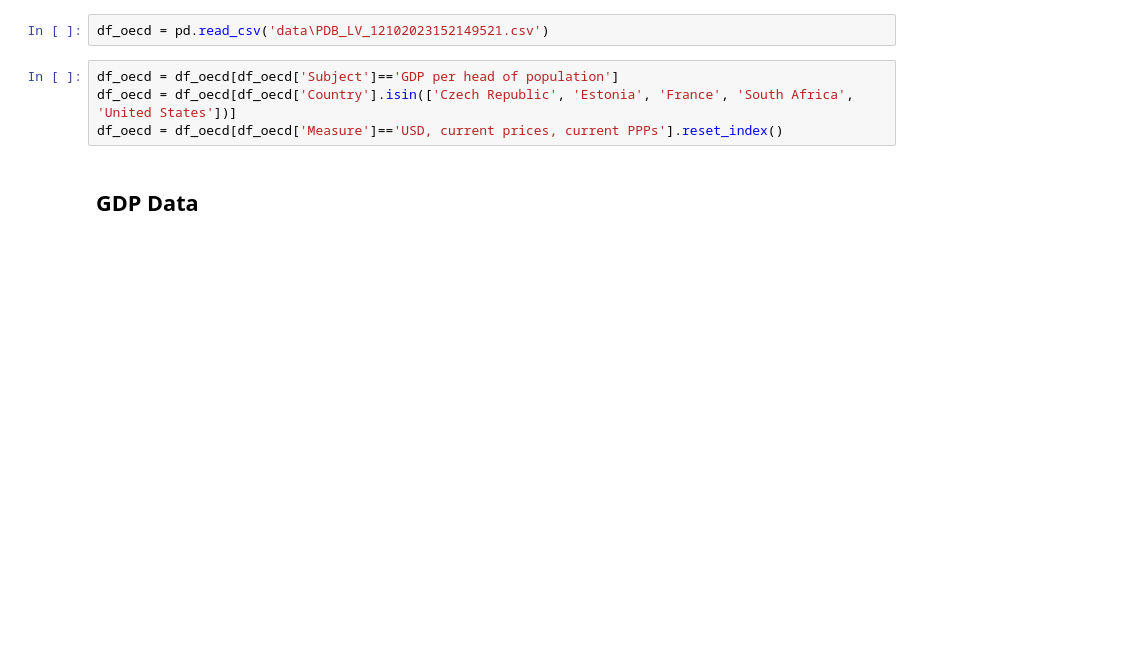
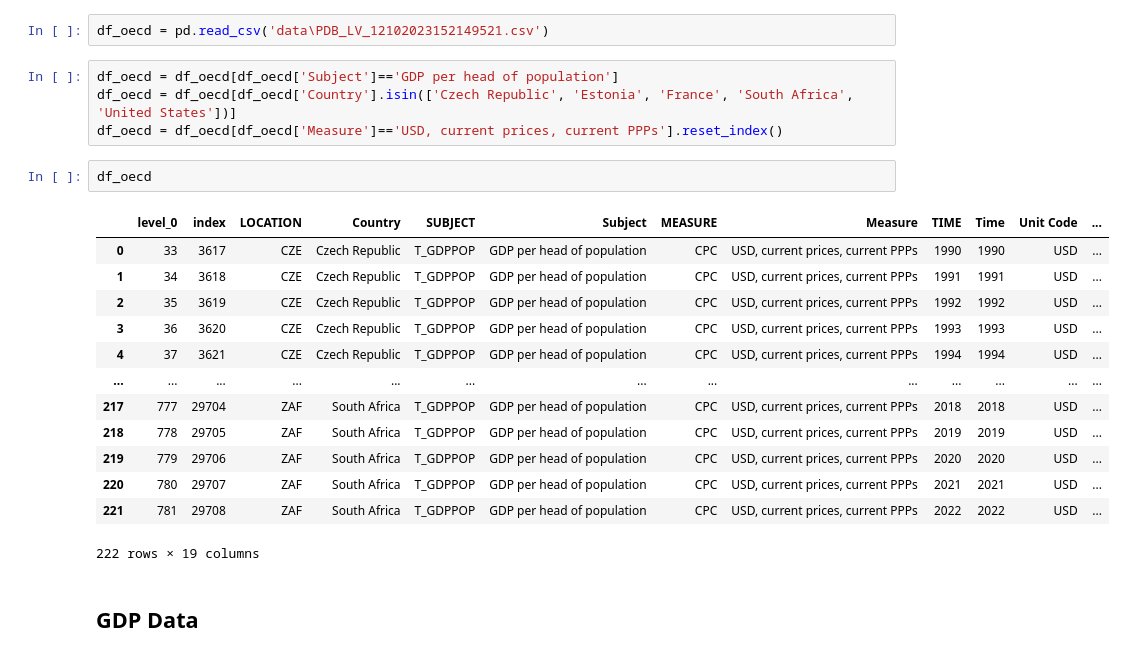
Before and after one commit to StenRSM/CIBI, a Jupyter notebook: exploration.ipynb, the cells around one changed output. Saved outputs shown, nothing was run; the diff lists cells and outputs as text; blank space fills up the shorter version.

```diff
--- a/exploration.ipynb
+++ b/exploration.ipynb
@@ -216,6 +216,22 @@ df_oecd = pd.read_csv('data\PDB_LV_12102023152149521.csv')
 df_oecd = df_oecd[df_oecd['Subject']=='GDP per head of population']
 df_oecd = df_oecd[df_oecd['Country'].isin(['Czech Republic', 'Estonia', 'France', 'South Africa', 'United States'])]
 df_oecd = df_oecd[df_oecd['Measure']=='USD, current prices, current PPPs'].reset_index()
+# %%
+df_oecd
+# %% [output]
+|  | level_0 | index | LOCATION | Country | SUBJECT | Subject | MEASURE | Measure | TIME | Time | Unit Code | ... |
+| 0 | 33 | 3617 | CZE | Czech Republic | T_GDPPOP | GDP per head of population | CPC | USD, current prices, current PPPs | 1990 | 1990 | USD | ... |
+| 1 | 34 | 3618 | CZE | Czech Republic | T_GDPPOP | GDP per head of population | CPC | USD, current prices, current PPPs | 1991 | 1991 | USD | ... |
+| 2 | 35 | 3619 | CZE | Czech Republic | T_GDPPOP | GDP per head of population | CPC | USD, current prices, current PPPs | 1992 | 1992 | USD | ... |
+| 3 | 36 | 3620 | CZE | Czech Republic | T_GDPPOP | GDP per head of population | CPC | USD, current prices, current PPPs | 1993 | 1993 | USD | ... |
+| 4 | 37 | 3621 | CZE | Czech Republic | T_GDPPOP | GDP per head of population | CPC | USD, current prices, current PPPs | 1994 | 1994 | USD | ... |
+| ... | ... | ... | ... | ... | ... | ... | ... | ... | ... | ... | ... | ... |
+| 217 | 777 | 29704 | ZAF | South Africa | T_GDPPOP | GDP per head of population | CPC | USD, current prices, current PPPs | 2018 | 2018 | USD | ... |
+| 218 | 778 | 29705 | ZAF | South Africa | T_GDPPOP | GDP per head of population | CPC | USD, current prices, current PPPs | 2019 | 2019 | USD | ... |
+| 219 | 779 | 29706 | ZAF | South Africa | T_GDPPOP | GDP per head of population | CPC | USD, current prices, current PPPs | 2020 | 2020 | USD | ... |
+| 220 | 780 | 29707 | ZAF | South Africa | T_GDPPOP | GDP per head of population | CPC | USD, current prices, current PPPs | 2021 | 2021 | USD | ... |
+| 221 | 781 | 29708 | ZAF | South Africa | T_GDPPOP | GDP per head of population | CPC | USD, current prices, current PPPs | 2022 | 2022 | USD | ... |
+222 rows × 19 columns
 # %% [markdown]
 ## GDP Data
 # %%
```
